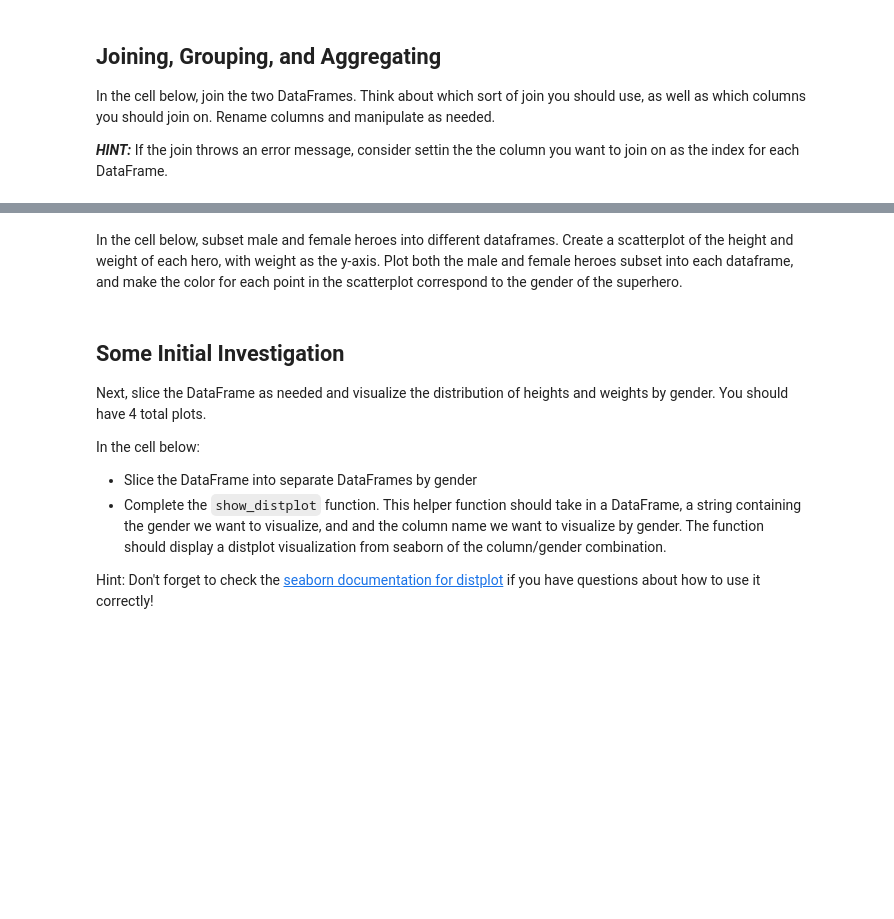
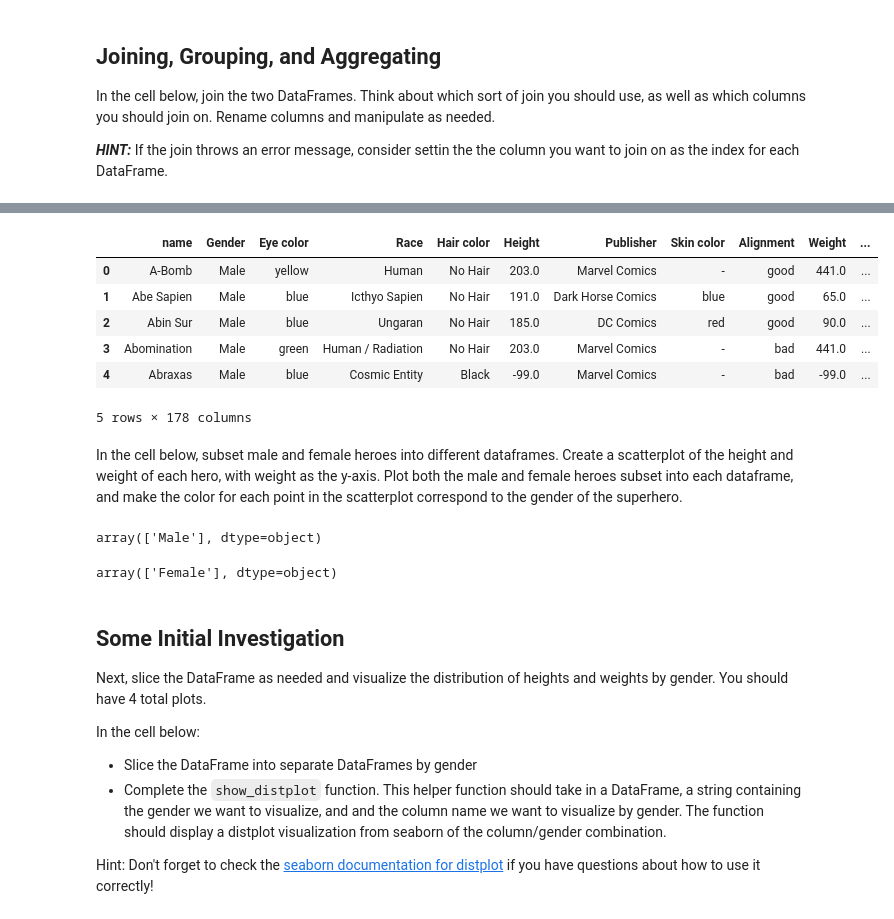
Before and after one commit to acl2171/dsc-1-04-13-project-data-cleaning-online-ds-ft-112618, a Jupyter notebook: index.ipynb, the cells around one changed output, grey strips where cells are left out. Drawn from its saved outputs; the diff is of its cells as text; code cells hidden in the pictures; blank space fills up the shorter version.

```diff
--- a/index.ipynb
+++ b/index.ipynb
@@ -108,0 +245,3 @@ ________________________________________________________________________________
+# %%
+# Replace weight missing values with median
+heroes_df['Weight'].fillna(value=heroes_df['Weight'].median(), inplace=True)
@@ -114,0 +317,5 @@ In the cell below, join the two DataFrames.  Think about which sort of join you
+# %%
+#Looking at head for each, it appears we would want to join the datasets along the hero_names column.
+# So the following will set the index for each.
+heroes_df.set_index("name", inplace=True)
+heroes_df.head()
@@ -114,0 +330,3 @@ In the cell below, join the two DataFrames.  Think about which sort of join you
+# %%
+powers_df.set_index("hero_names", inplace=True)
+powers_df.head()
@@ -115,5 +342,28 @@ In the cell below, join the two DataFrames.  Think about which sort of join you
+# %%
+#Outer would keep as much data as possible, tho this might also introduce more null values.
+#Thus, chose an inner join to pick only the names that are in common for both datasets
+joineddf=heroes_df.join(powers_df, how="inner")
+joineddf.head()
+# %% [output]
+|  | name | Gender | Eye color | Race | Hair color | Height | Publisher | Skin color | Alignment | Weight | ... |
+| 0 | A-Bomb | Male | yellow | Human | No Hair | 203.0 | Marvel Comics | - | good | 441.0 | ... |
+| 1 | Abe Sapien | Male | blue | Icthyo Sapien | No Hair | 191.0 | Dark Horse Comics | blue | good | 65.0 | ... |
+| 2 | Abin Sur | Male | blue | Ungaran | No Hair | 185.0 | DC Comics | red | good | 90.0 | ... |
+| 3 | Abomination | Male | green | Human / Radiation | No Hair | 203.0 | Marvel Comics | - | bad | 441.0 | ... |
+| 4 | Abraxas | Male | blue | Cosmic Entity | Black | -99.0 | Marvel Comics | - | bad | -99.0 | ... |
+5 rows × 178 columns
 # %% [markdown]
 In the cell below, subset male and female heroes into different dataframes.  Create a scatterplot of the height and weight of each hero, with weight as the y-axis.  Plot both the male and female heroes subset into each dataframe, and make the color for each point in the scatterplot correspond to the gender of the superhero.
+# %%
+male_df=joineddf.loc[joineddf['Gender']=='Male'] #sliced the dataframe by condition gender=male and set equal to new df
+male_df['Gender'].unique() #checked the column values to make sure it worked
+# %% [output]
+array(['Male'], dtype=object)
+# %%
+female_df=joineddf.loc[joineddf['Gender']=='Female'] #sliced the dataframe by condition gender==female and set equal to new df
+female_df['Gender'].unique() #checked column values to make sure it returns only females
+# %% [output]
+array(['Female'], dtype=object)
 # %% [markdown]
 ## Some Initial Investigation
 
```
Also changed, not shown: parts of 23 cells of this notebook.
